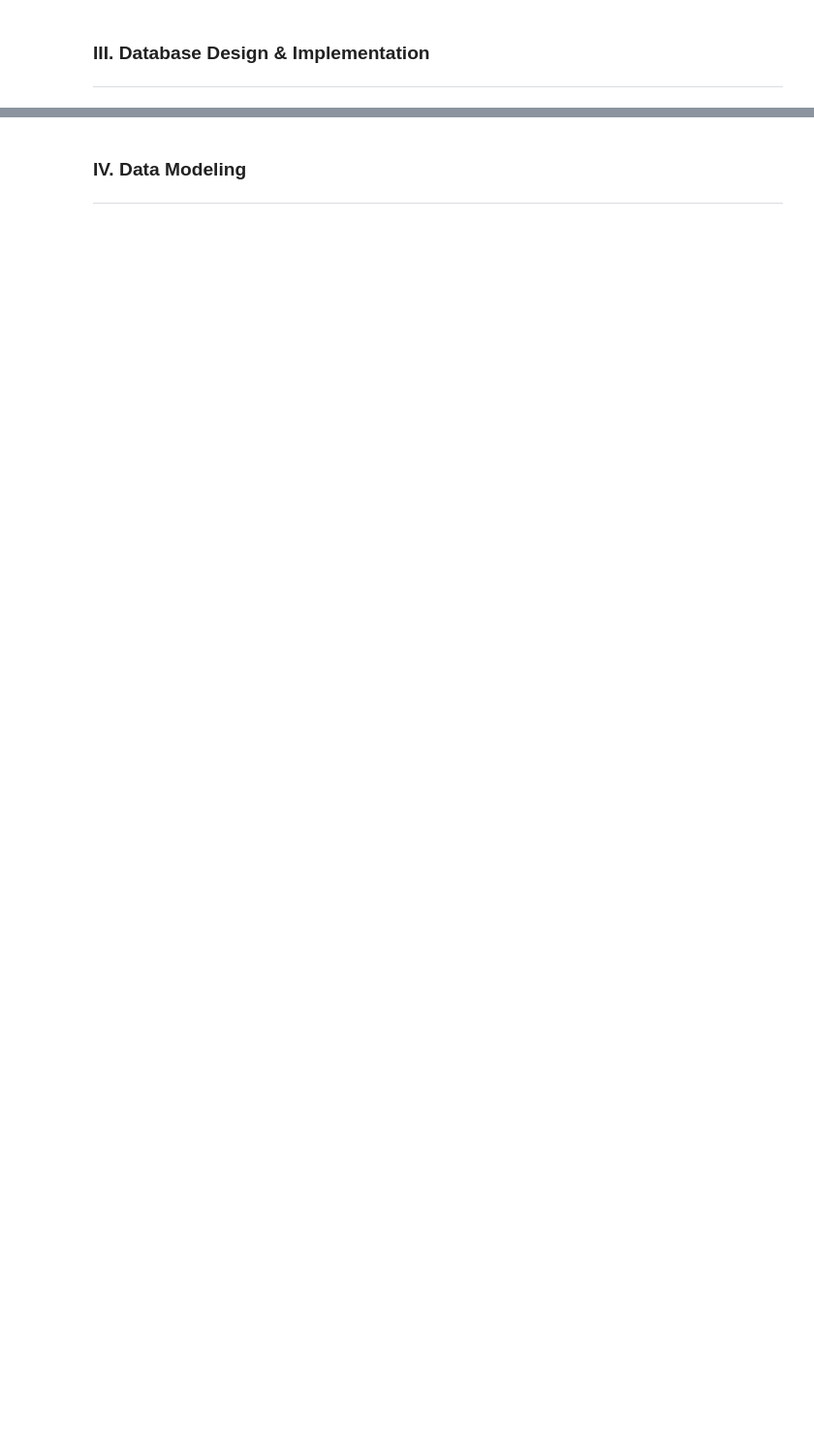
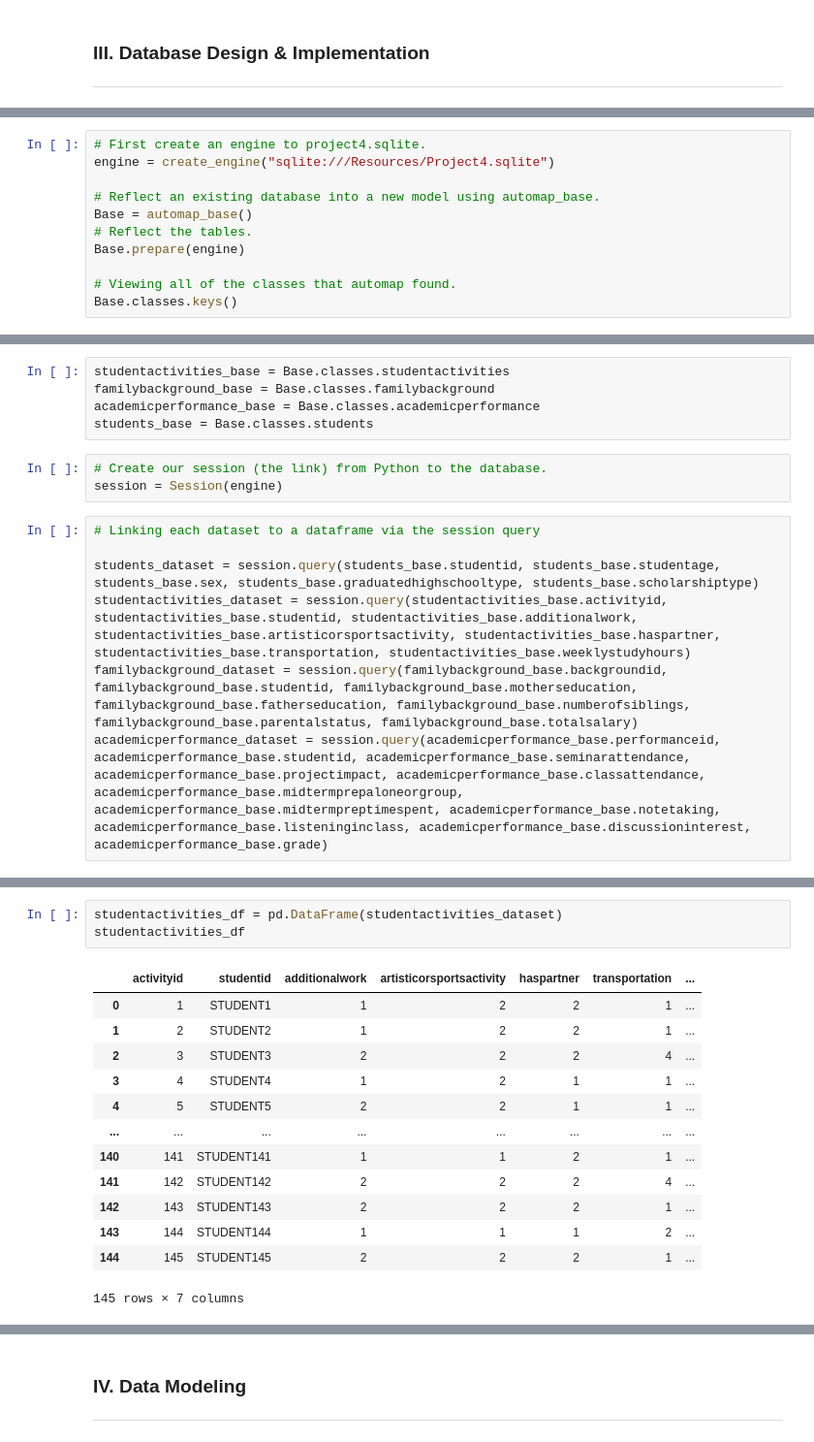
Before and after one commit to andreawcy/Project_4_Online-course-engagement-analysis, a Jupyter notebook: notebook_draft.ipynb, the cells around one changed output, grey strips where cells are left out. Shown at 97% size. Drawn from its saved outputs; the diff is of its cells as text; blank space fills up the shorter version.

Commit message:
add sqlite file + db code + some ml

```diff
--- a/notebook_draft.ipynb
+++ b/notebook_draft.ipynb
@@ -95,0 +109,11 @@ The following is the breakdown for each table, including some reasons for choosi
+# %%
+# First create an engine to project4.sqlite.
+engine = create_engine("sqlite:///Resources/Project4.sqlite")
+
+# Reflect an existing database into a new model using automap_base.
+Base = automap_base()
+# Reflect the tables.
+Base.prepare(engine)
+
+# Viewing all of the classes that automap found.
+Base.classes.keys()
@@ -95,0 +122,15 @@ The following is the breakdown for each table, including some reasons for choosi
+# %%
+studentactivities_base = Base.classes.studentactivities
+familybackground_base = Base.classes.familybackground
+academicperformance_base = Base.classes.academicperformance
+students_base = Base.classes.students
+# %%
+# Create our session (the link) from Python to the database.
+session = Session(engine)
+# %%
+# Linking each dataset to a dataframe via the session query
+
+students_dataset = session.query(students_base.studentid, students_base.studentage, students_base.sex, students_base.graduatedhighschooltype, students_base.scholarshiptype)
+studentactivities_dataset = session.query(studentactivities_base.activityid, studentactivities_base.studentid, studentactivities_base.additionalwork, studentactivities_base.artisticorsportsactivity, studentactivities_base.haspartner, studentactivities_base.transportation, studentactivities_base.weeklystudyhours)
+familybackground_dataset = session.query(familybackground_base.backgroundid, familybackground_base.studentid, familybackground_base.motherseducation, familybackground_base.fatherseducation, familybackground_base.numberofsiblings, familybackground_base.parentalstatus, familybackground_base.totalsalary)
+academicperformance_dataset = session.query(academicperformance_base.performanceid, academicperformance_base.studentid, academicperformance_base.seminarattendance, academicperformance_base.projectimpact, academicperformance_base.classattendance, academicperformance_base.midtermprepaloneorgroup, academicperformance_base.midtermpreptimespent, academicperformance_base.notetaking, academicperformance_base.listeninginclass, academicperformance_base.discussioninterest, academicperformance_base.grade)
@@ -95,0 +154,17 @@ The following is the breakdown for each table, including some reasons for choosi
+# %%
+studentactivities_df = pd.DataFrame(studentactivities_dataset)
+studentactivities_df
+# %% [output]
+|  | activityid | studentid | additionalwork | artisticorsportsactivity | haspartner | transportation | ... |
+| 0 | 1 | STUDENT1 | 1 | 2 | 2 | 1 | ... |
+| 1 | 2 | STUDENT2 | 1 | 2 | 2 | 1 | ... |
+| 2 | 3 | STUDENT3 | 2 | 2 | 2 | 4 | ... |
+| 3 | 4 | STUDENT4 | 1 | 2 | 1 | 1 | ... |
+| 4 | 5 | STUDENT5 | 2 | 2 | 1 | 1 | ... |
+| ... | ... | ... | ... | ... | ... | ... | ... |
+| 140 | 141 | STUDENT141 | 1 | 1 | 2 | 1 | ... |
+| 141 | 142 | STUDENT142 | 2 | 2 | 2 | 4 | ... |
+| 142 | 143 | STUDENT143 | 2 | 2 | 2 | 1 | ... |
+| 143 | 144 | STUDENT144 | 1 | 1 | 1 | 2 | ... |
+| 144 | 145 | STUDENT145 | 2 | 2 | 2 | 1 | ... |
+145 rows × 7 columns
```
Also changed, not shown: parts of 34 cells of this notebook, 2 other files.
